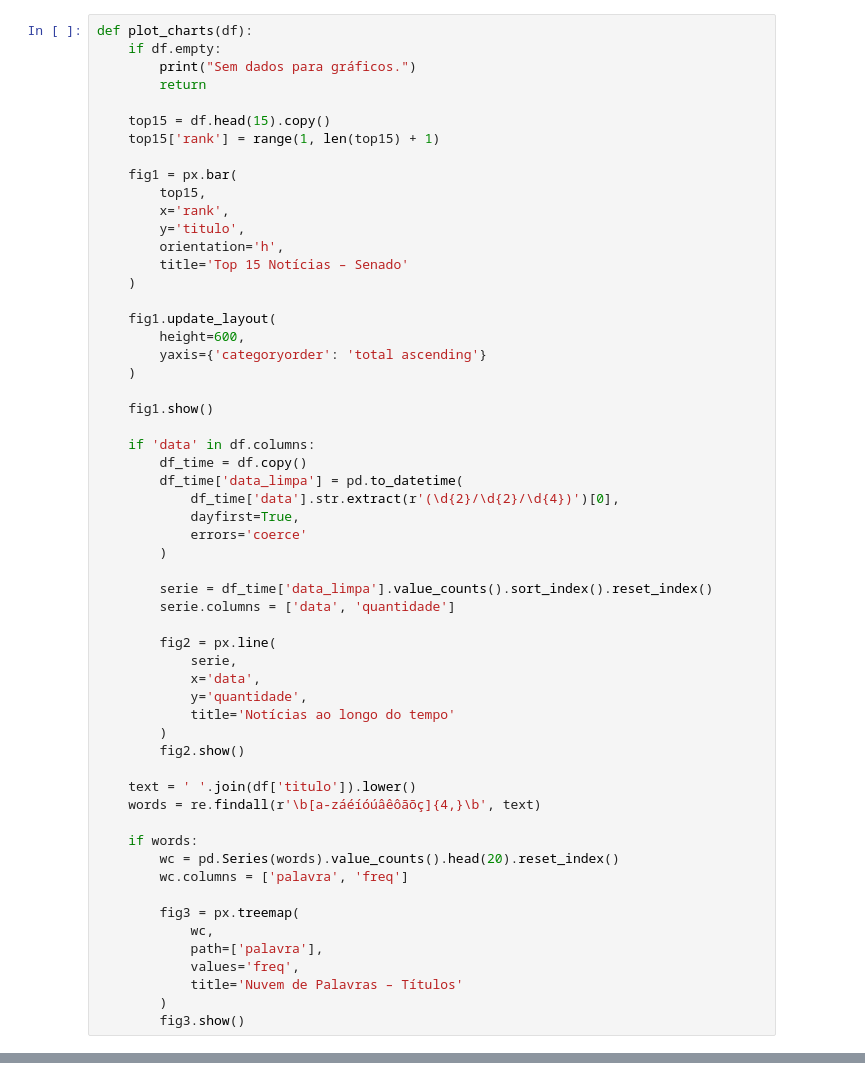
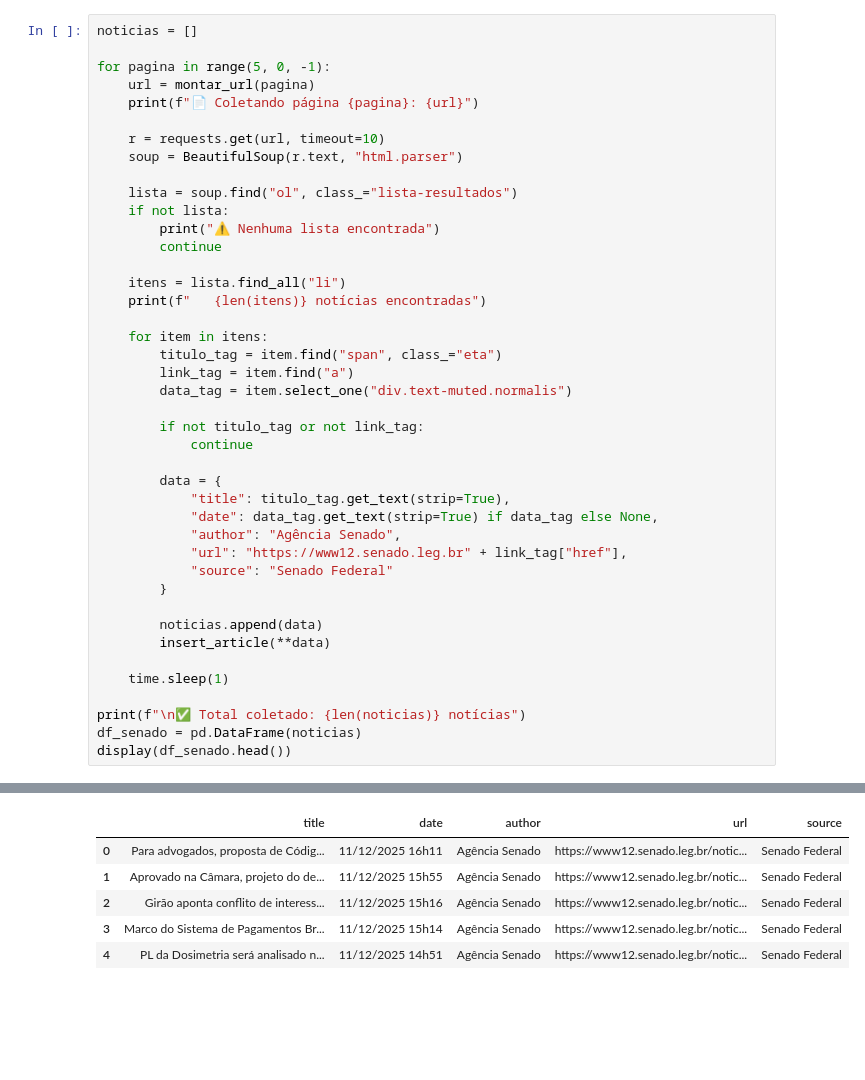
Before and after one commit to GabrielleMarchioli/unesp-scrapping, a Jupyter notebook: anpd.ipynb, the cells around one changed output, grey strips where cells are left out. Cells and saved outputs as stored; diff of their text form; blank space fills up the shorter version.

```diff
--- a/anpd.ipynb
+++ b/anpd.ipynb
@@ -153,57 +55,43 @@ print(f"\n{len(df_filt)} notícias filtradas (de {len(df_plot)})")
 # %%
-def plot_charts(df):
-    if df.empty:
-        print("Sem dados para gráficos.")
-        return
+noticias = []
 
-    top15 = df.head(15).copy()
-    top15['rank'] = range(1, len(top15) + 1)
+for pagina in range(5, 0, -1):
+    url = montar_url(pagina)
+    print(f"📄 Coletando página {pagina}: {url}")
 
-    fig1 = px.bar(
-        top15,
-        x='rank',
-        y='titulo',
-        orientation='h',
-        title='Top 15 Notícias – Senado'
-    )
+    r = requests.get(url, timeout=10)
+    soup = BeautifulSoup(r.text, "html.parser")
 
-    fig1.update_layout(
-        height=600,
-        yaxis={'categoryorder': 'total ascending'}
-    )
+    lista = soup.find("ol", class_="lista-resultados")
+    if not lista:
+        print("⚠️ Nenhuma lista encontrada")
+        continue
 
-    fig1.show()
+    itens = lista.find_all("li")
+    print(f"   {len(itens)} notícias encontradas")
 
-    if 'data' in df.columns:
-        df_time = df.copy()
-        df_time['data_limpa'] = pd.to_datetime(
-            df_time['data'].str.extract(r'(\d{2}/\d{2}/\d{4})')[0],
-            dayfirst=True,
-            errors='coerce'
-        )
+    for item in itens:
+        titulo_tag = item.find("span", class_="eta")
+        link_tag = item.find("a")
+        data_tag = item.select_one("div.text-muted.normalis")
 
-        serie = df_time['data_limpa'].value_counts().sort_index().reset_index()
-        serie.columns = ['data', 'quantidade']
+        if not titulo_tag or not link_tag:
+            continue
 
-        fig2 = px.line(
-            serie,
-            x='data',
-            y='quantidade',
-            title='Notícias ao longo do tempo'
-        )
-        fig2.show()
+        data = {
+            "title": titulo_tag.get_text(strip=True),
+            "date": data_tag.get_text(strip=True) if data_tag else None,
+            "author": "Agência Senado",
+            "url": "https://www12.senado.leg.br" + link_tag["href"],
+            "source": "Senado Federal"
+        }
 
-    text = ' '.join(df['titulo']).lower()
-    words = re.findall(r'\b[a-záéíóúâêôãõç]{4,}\b', text)
+        noticias.append(data)
+        insert_article(**data)
 
-    if words:
-        wc = pd.Series(words).value_counts().head(20).reset_index()
-        wc.columns = ['palavra', 'freq']
+    time.sleep(1)
 
-        fig3 = px.treemap(
-            wc,
-            path=['palavra'],
-            values='freq',
-            title='Nuvem de Palavras – Títulos'
-        )
-        fig3.show()
+print(f"\n✅ Total coletado: {len(noticias)} notícias")
+df_senado = pd.DataFrame(noticias)
+display(df_senado.head())
+# %% [output]
@@ -210 +110,7 @@ def plot_charts(df):
+|  | title | date | author | url | source |
+| 0 | Para advogados, proposta de Códig... | 11/12/2025 16h11 | Agência Senado | https://www12.senado.leg.br/notic... | Senado Federal |
+| 1 | Aprovado na Câmara, projeto do de... | 11/12/2025 15h55 | Agência Senado | https://www12.senado.leg.br/notic... | Senado Federal |
+| 2 | Girão aponta conflito de interess... | 11/12/2025 15h16 | Agência Senado | https://www12.senado.leg.br/notic... | Senado Federal |
+| 3 | Marco do Sistema de Pagamentos Br... | 11/12/2025 15h14 | Agência Senado | https://www12.senado.leg.br/notic... | Senado Federal |
+| 4 | PL da Dosimetria será analisado n... | 11/12/2025 14h51 | Agência Senado | https://www12.senado.leg.br/notic... | Senado Federal |
 # %%
```
Also changed, not shown: parts of 11 cells of this notebook, 3 other files.
